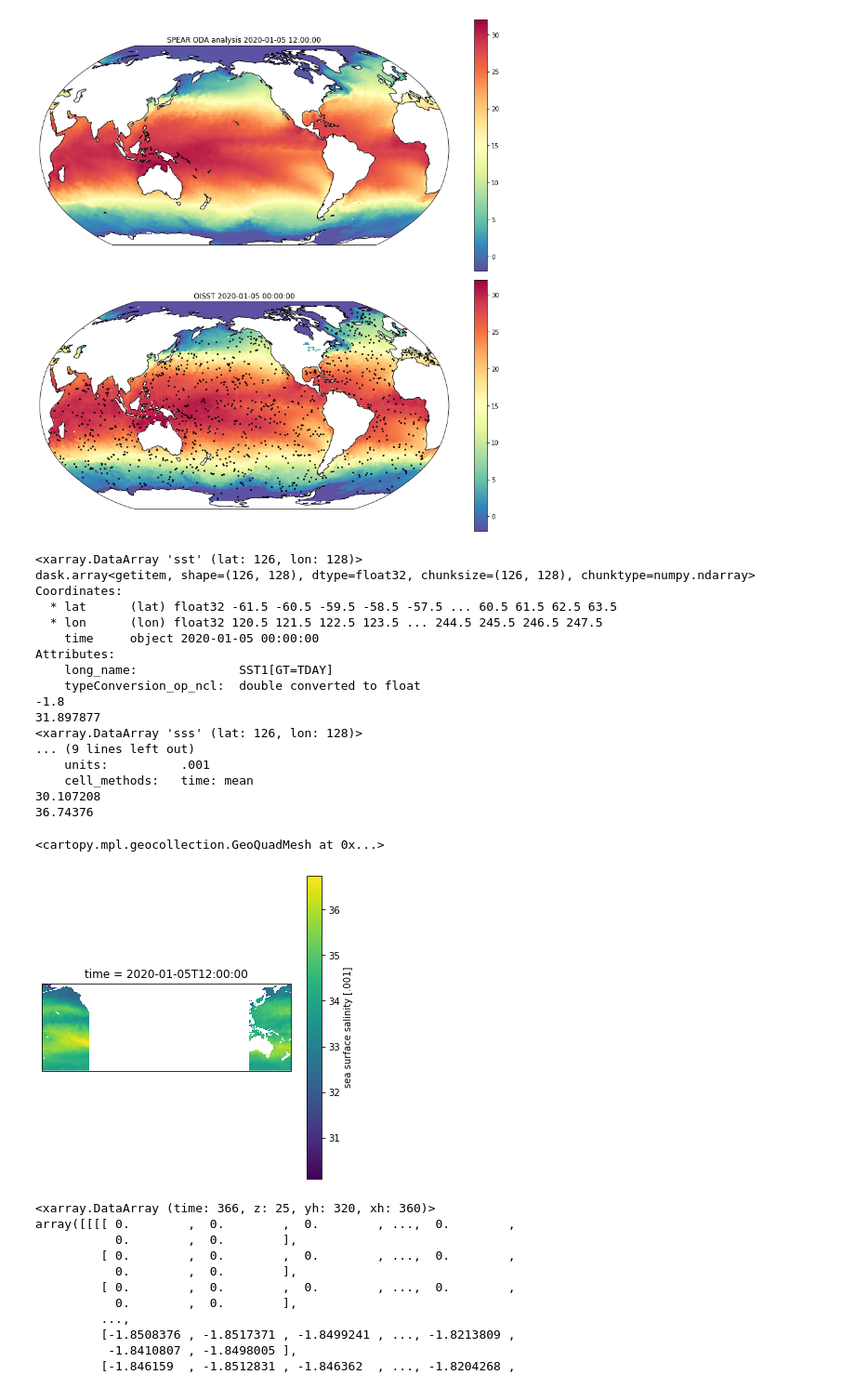
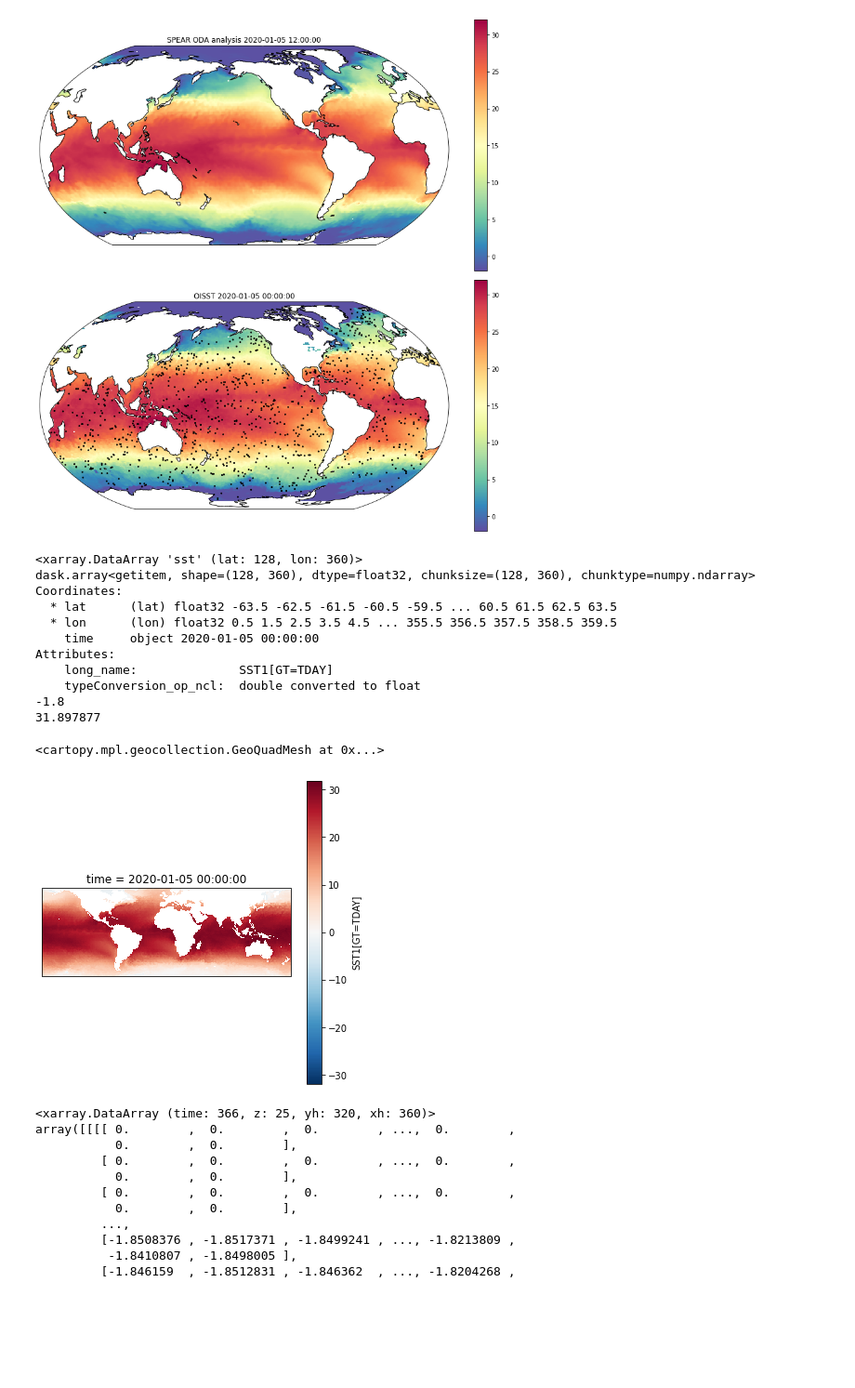
Before and after one commit to feiyulu/Diffusion_OceanDA, a Jupyter notebook: data_check.ipynb, the cells around one changed output. Shown at 93% size. Saved outputs shown, nothing was run; the diff lists cells and outputs as text; code cells hidden in the pictures; blank space fills up the shorter version.

```diff
--- a/data_check.ipynb
+++ b/data_check.ipynb
@@ -168,45 +175,39 @@ fig.tight_layout()
 # %%
 fig, axes = plt.subplots(nrows=1, ncols=1, figsize=(6,6),
                          subplot_kw={'projection': ccrs.PlateCarree()})
 
 day = 4
 level = 0
 period = [np.datetime64('2020-01-03T00:00:00'),
           np.datetime64('2020-01-08T00:00:00')]
-lat_min = 28
+lat_min = 26
 lat_max = 154
-lon_min = 120
-lon_max = 248
+lon_min = 0
+lon_max = 360
 # print(SST_obs_var)
 data_slice=SST_obs_var.isel(time=day).isel(lon=slice(lon_min,lon_max),lat=slice(lat_min,lat_max))
 print(data_slice)
 print(data_slice.min().values)
 print(data_slice.max().values)
-data_slice=SSS_obs_var.isel(time=day).isel(lon=slice(lon_min,lon_max),lat=slice(lat_min,lat_max))
-print(data_slice)
-print(data_slice.min().values)
-print(data_slice.max().values)
+# data_slice=SSS_obs_var.isel(time=day).isel(lon=slice(lon_min,lon_max),lat=slice(lat_min,lat_max))
+# print(data_slice)
+# print(data_slice.min().values)
+# print(data_slice.max().values)
 data_slice.plot()
 # %% [output]
-<xarray.DataArray 'sst' (lat: 126, lon: 128)>
-dask.array<getitem, shape=(126, 128), dtype=float32, chunksize=(126, 128), chunktype=numpy.ndarray>
+<xarray.DataArray 'sst' (lat: 128, lon: 360)>
+dask.array<getitem, shape=(128, 360), dtype=float32, chunksize=(128, 360), chunktype=numpy.ndarray>
 Coordinates:
-  * lat      (lat) float32 -61.5 -60.5 -59.5 -58.5 -57.5 ... 60.5 61.5 62.5 63.5
-  * lon      (lon) float32 120.5 121.5 122.5 123.5 ... 244.5 245.5 246.5 247.5
+  * lat      (lat) float32 -63.5 -62.5 -61.5 -60.5 -59.5 ... 60.5 61.5 62.5 63.5
+  * lon      (lon) float32 0.5 1.5 2.5 3.5 4.5 ... 355.5 356.5 357.5 358.5 359.5
     time     object 2020-01-05 00:00:00
 Attributes:
     long_name:              SST1[GT=TDAY]
     typeConversion_op_ncl:  double converted to float
 -1.8
 31.897877
-<xarray.DataArray 'sss' (lat: 126, lon: 128)>
-... (9 lines left out)
-    units:          .001
-    cell_methods:   time: mean
-30.107208
-36.74376
 <cartopy.mpl.geocollection.GeoQuadMesh at 0x...>
-[figure, old version]
+[figure, new version]
 # %%
 indexes = argo_obs.get_profiles_by_all(
     start_time=period[0], end_time=period[1],
```
Also changed, not shown: parts of 2 cells of this notebook, 3 other files.
